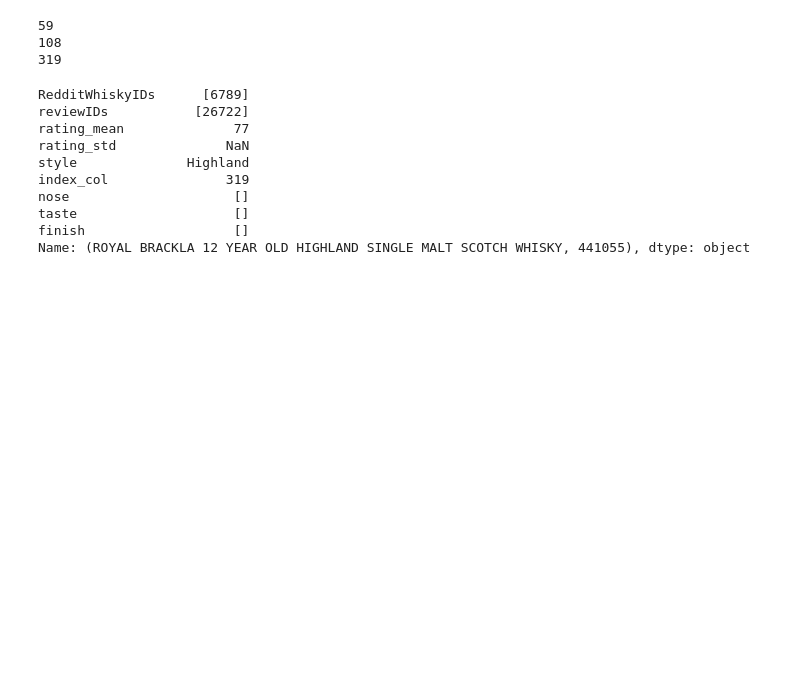
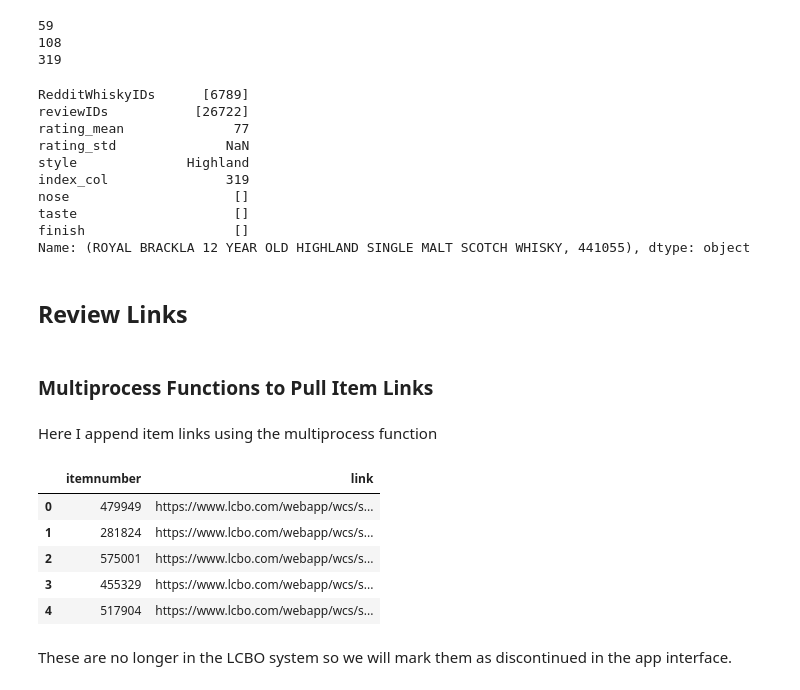
Before and after one commit to siegn/CSDA-1050F18S1, a Jupyter notebook: nsiegel/sprint_3/export_data.ipynb, the cells around one changed output. Cells and saved outputs as stored; diff of their text form; code cells hidden in the pictures; blank space fills up the shorter version.

Commit message:
Added LCBO Links and Alcohol Percent

```diff
--- a/nsiegel/sprint_3/export_data.ipynb
+++ b/nsiegel/sprint_3/export_data.ipynb
@@ -72,3 +62,5 @@ nose                     []
 taste                    []
 finish                   []
 Name: (ROYAL BRACKLA 12 YEAR OLD HIGHLAND SINGLE MALT SCOTCH WHISKY, 441055), dtype: object
+# %% [markdown]
+## Review Links
@@ -74,0 +78,2 @@ Name: (ROYAL BRACKLA 12 YEAR OLD HIGHLAND SINGLE MALT SCOTCH WHISKY, 441055), dt
+# %% [markdown]
+### Multiprocess Functions to Pull Item Links
@@ -74,0 +140,16 @@ Name: (ROYAL BRACKLA 12 YEAR OLD HIGHLAND SINGLE MALT SCOTCH WHISKY, 441055), dt
+# %% [markdown]
+Here I append item links using the multiprocess function
+# %%
+allitemnumbers = pd.DataFrame(df.reset_index()['itemnumber']).assign(link = None)
+
+itemlinks = get_product_links(allitemnumbers)
+itemlinks.head()
+# %% [output]
+|  | itemnumber | link |
+| 0 | 479949 | https://www.lcbo.com/webapp/wcs/s... |
+| 1 | 281824 | https://www.lcbo.com/webapp/wcs/s... |
+| 2 | 575001 | https://www.lcbo.com/webapp/wcs/s... |
+| 3 | 455329 | https://www.lcbo.com/webapp/wcs/s... |
+| 4 | 517904 | https://www.lcbo.com/webapp/wcs/s... |
+# %% [markdown]
+These are no longer in the LCBO system so we will mark them as discontinued in the app interface.
```
Also changed, not shown: parts of 11 cells of this notebook, 7 other files.
